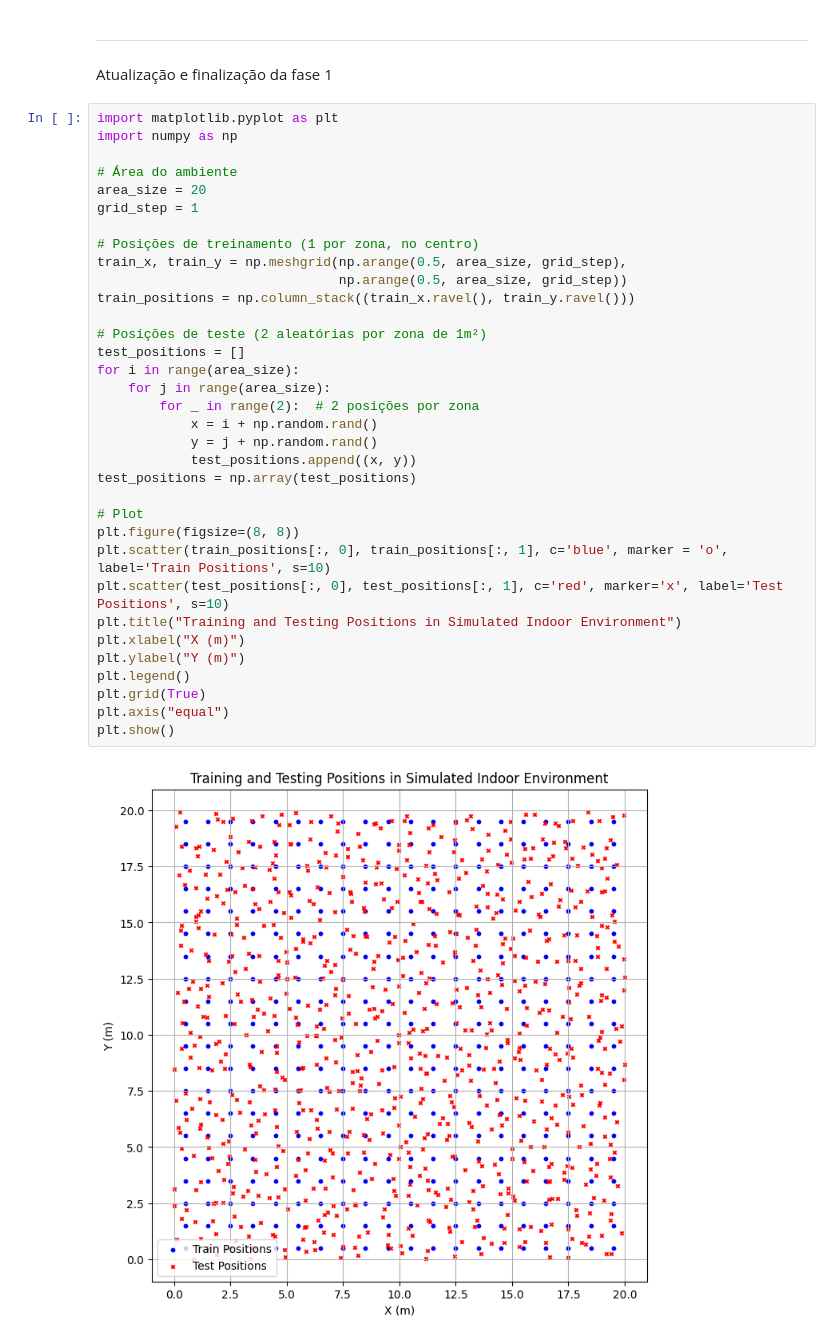
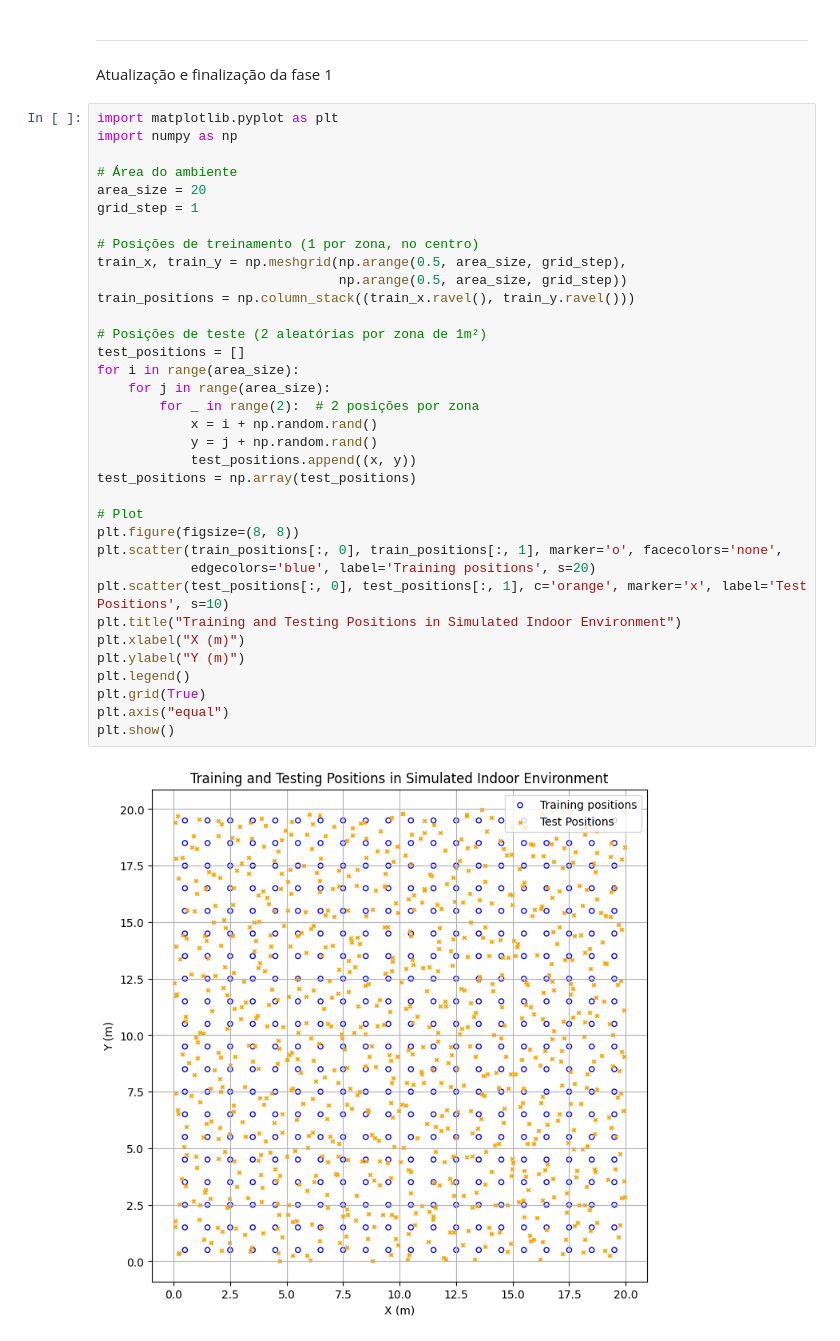
Before and after one commit to oziieljuniior/Gan, a Jupyter notebook: Notebooks/vetor_RSSI_simulado.ipynb, the cells around one changed output. Saved outputs shown, nothing was run; the diff lists cells and outputs as text.

```diff
--- a/Notebooks/vetor_RSSI_simulado.ipynb
+++ b/Notebooks/vetor_RSSI_simulado.ipynb
@@ -96,36 +96,37 @@ import numpy as np
 
 # Área do ambiente
 area_size = 20
 grid_step = 1
 
 # Posições de treinamento (1 por zona, no centro)
 train_x, train_y = np.meshgrid(np.arange(0.5, area_size, grid_step),
                                np.arange(0.5, area_size, grid_step))
 train_positions = np.column_stack((train_x.ravel(), train_y.ravel()))
 
 # Posições de teste (2 aleatórias por zona de 1m²)
 test_positions = []
 for i in range(area_size):
     for j in range(area_size):
         for _ in range(2):  # 2 posições por zona
             x = i + np.random.rand()
             y = j + np.random.rand()
             test_positions.append((x, y))
 test_positions = np.array(test_positions)
 
 # Plot
 plt.figure(figsize=(8, 8))
-plt.scatter(train_positions[:, 0], train_positions[:, 1], c='blue', marker = 'o', label='Train Positions', s=10)
-plt.scatter(test_positions[:, 0], test_positions[:, 1], c='red', marker='x', label='Test Positions', s=10)
+plt.scatter(train_positions[:, 0], train_positions[:, 1], marker='o', facecolors='none',
+            edgecolors='blue', label='Training positions', s=20)
+plt.scatter(test_positions[:, 0], test_positions[:, 1], c='orange', marker='x', label='Test Positions', s=10)
 plt.title("Training and Testing Positions in Simulated Indoor Environment")
 plt.xlabel("X (m)")
 plt.ylabel("Y (m)")
 plt.legend()
 plt.grid(True)
 plt.axis("equal")
 plt.show()
 # %% [output]
-[figure, old version]
+[figure, new version]
 # %%
 import numpy as np
 import matplotlib.pyplot as plt
```
Also changed, not shown: parts of 2 cells of this notebook.
